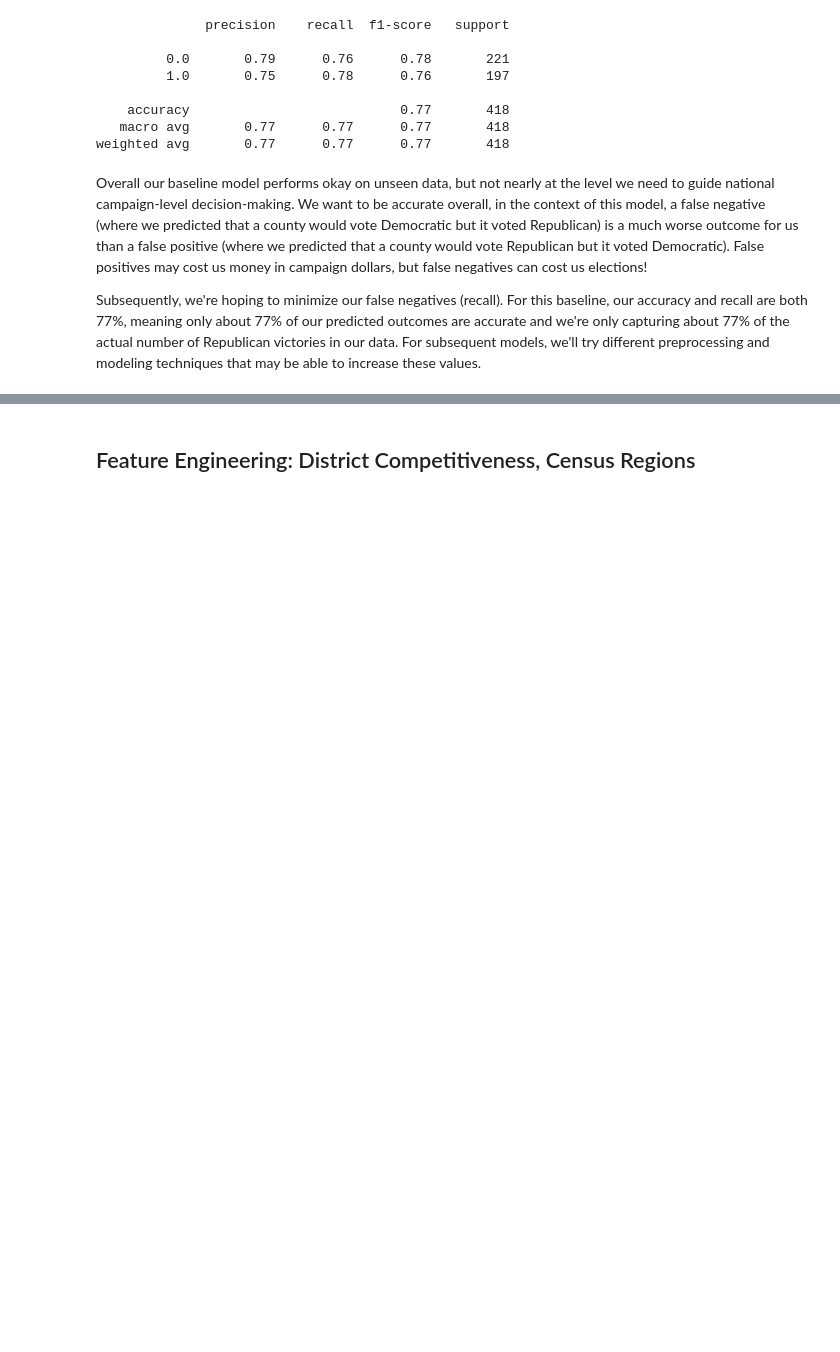
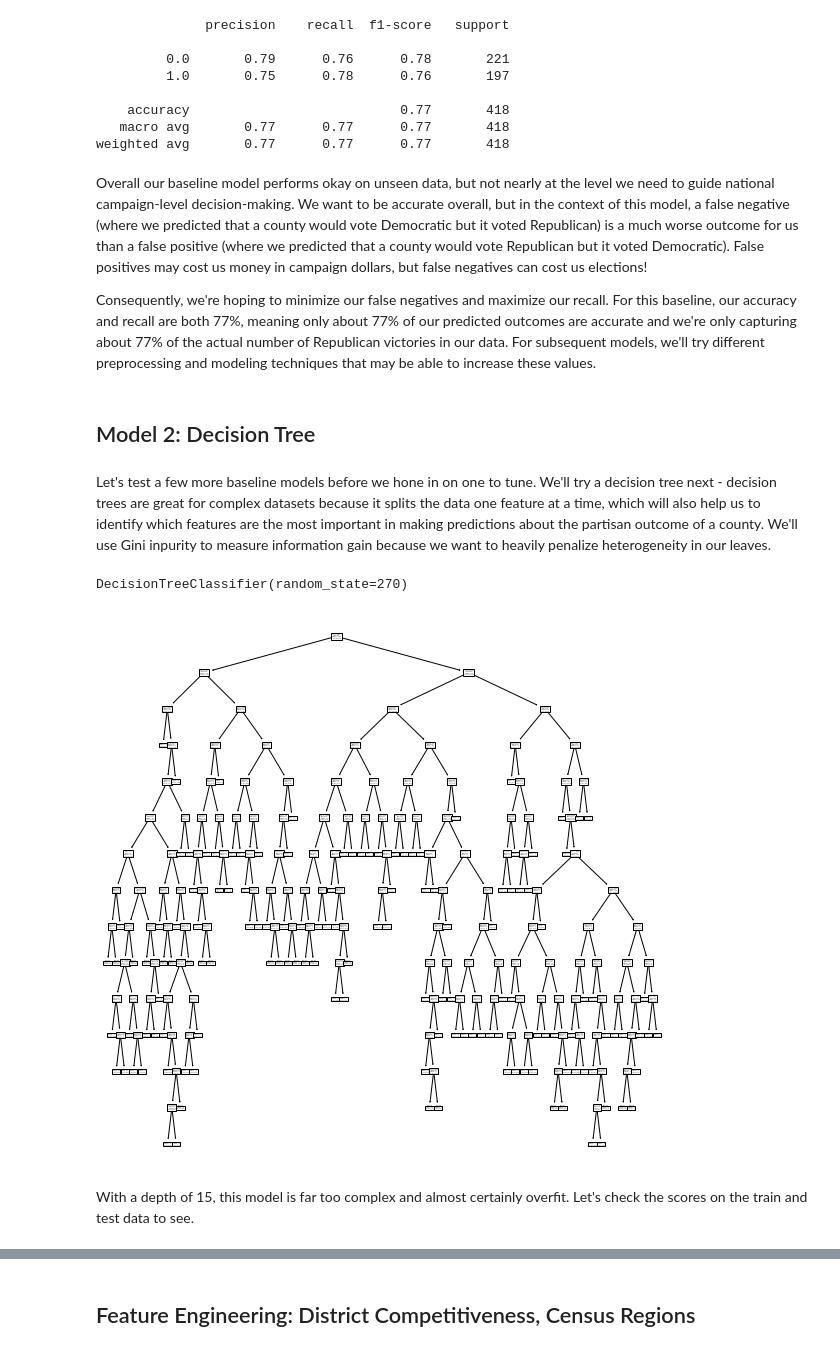
Before and after one commit to emgerber88/County_Pres_Election_Modeling, a Jupyter notebook: County_Pres_Election_Modeling.ipynb, the cells around one changed output, grey strips where cells are left out. Cells and saved outputs as stored; diff of their text form; code cells hidden in the pictures; blank space fills up the shorter version.

Commit message:
adding decision tree and random forest models

```diff
--- a/County_Pres_Election_Modeling.ipynb
+++ b/County_Pres_Election_Modeling.ipynb
@@ -409,7 +417,7 @@ We'll use a pipeline to minimize the risk of data leakage in our baseline, and u
 # %%
 # instantiate pipeline
 baseline_pipe = Pipeline([('scaler', StandardScaler()),
-                  ('lr', LogisticRegression())])
+                  ('lr', LogisticRegression(max_iter = 2000))])
 
 # fit pipeline
 baseline_pipe.fit(X_train, y_train)
@@ -441,6 +449,22 @@ print(classification_report(y_test, y_baseline_preds))
    macro avg       0.77      0.77      0.77       418
 weighted avg       0.77      0.77      0.77       418
 # %% [markdown]
-Overall our baseline model performs okay on unseen data, but not nearly at the level we need to guide national campaign-level decision-making. We want to be accurate overall, in the context of this model, a false negative (where we predicted that a county would vote Democratic but it voted Republican) is a much worse outcome for us than a false positive (where we predicted that a county would vote Republican but it voted Democratic). False positives may cost us money in campaign dollars, but false negatives can cost us elections!
+Overall our baseline model performs okay on unseen data, but not nearly at the level we need to guide national campaign-level decision-making. We want to be accurate overall, but in the context of this model, a false negative (where we predicted that a county would vote Democratic but it voted Republican) is a much worse outcome for us than a false positive (where we predicted that a county would vote Republican but it voted Democratic). False positives may cost us money in campaign dollars, but false negatives can cost us elections!
 
-Subsequently, we're hoping to minimize our false negatives (recall). For this baseline, our accuracy and recall are both 77%, meaning only about 77% of our predicted outcomes are accurate and we're only capturing about 77% of the actual number of Republican victories in our data. For subsequent models, we'll try different preprocessing and modeling techniques that may be able to increase these values.
+Consequently, we're hoping to minimize our false negatives and maximize our recall. For this baseline, our accuracy and recall are both 77%, meaning only about 77% of our predicted outcomes are accurate and we're only capturing about 77% of the actual number of Republican victories in our data. For subsequent models, we'll try different preprocessing and modeling techniques that may be able to increase these values.
+# %% [markdown]
+## Model 2: Decision Tree
+# %% [markdown]
+Let's test a few more baseline models before we hone in on one to tune. We'll try a decision tree next - decision trees are great for complex datasets because it splits the data one feature at a time, which will also help us to identify which features are the most important in making predictions about the partisan outcome of a county. We'll use Gini inpurity to measure information gain because we want to heavily penalize heterogeneity in our leaves.
+# %%
+baseline_tree = DecisionTreeClassifier(criterion = 'gini', random_state = 270)
+baseline_tree.fit(X_train, y_train)
+# %% [output]
+DecisionTreeClassifier(random_state=270)
+# %%
+f, ax = plt.subplots(figsize=(10, 10))
+plot_tree(baseline_tree, ax=ax);
+# %% [output]
+[figure, added]
+# %% [markdown]
+With a depth of 15, this model is far too complex and almost certainly overfit. Let's check the scores on the train and test data to see.
```
Also changed, not shown: parts of 26 cells of this notebook.
